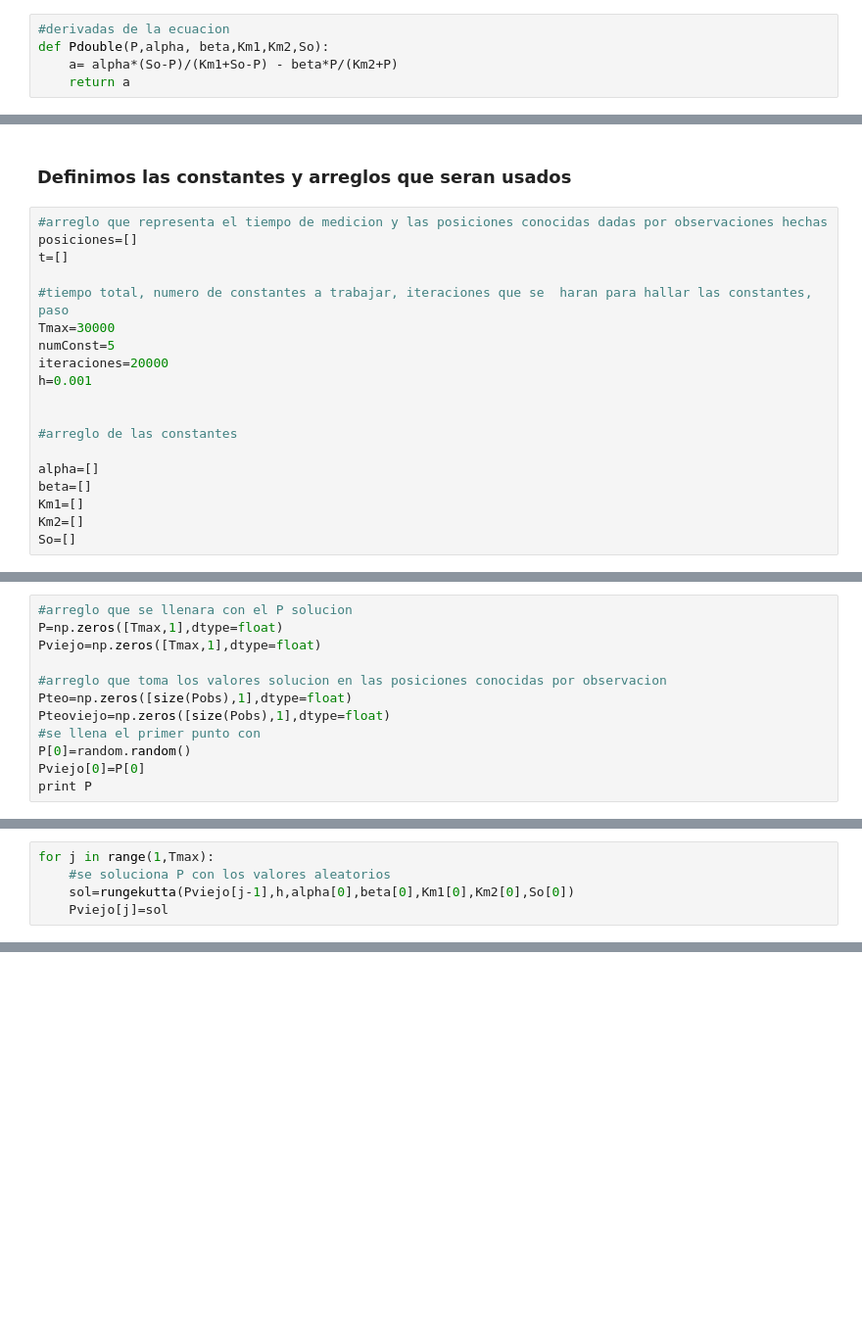
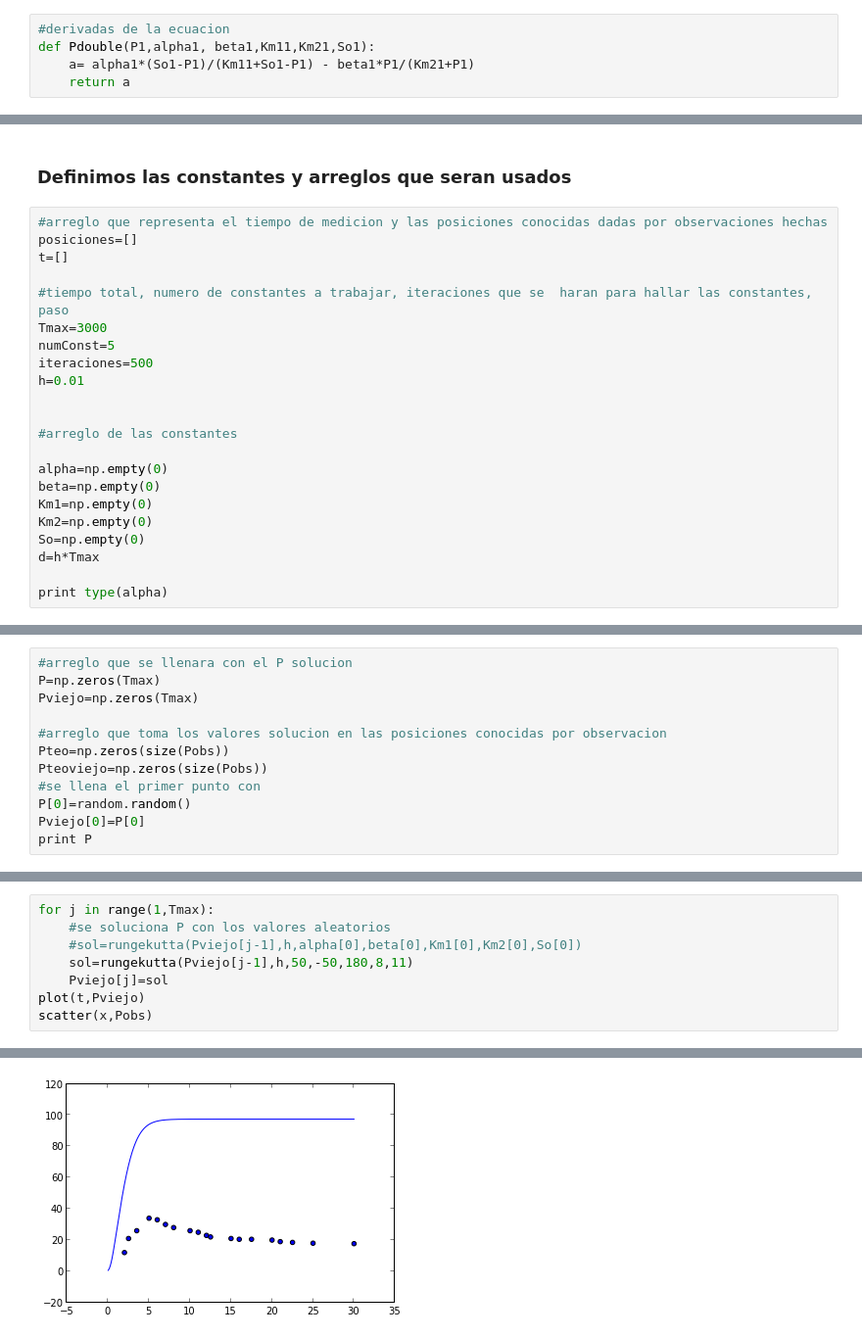
Before and after one commit to daniel-lozano/tarea8, a Jupyter notebook: ctes.ipynb, the cells around one changed output, grey strips where cells are left out. Shown at 98% size. Drawn from its saved outputs; the diff is of its cells as text; blank space fills up the shorter version.

```diff
--- a/ctes.ipynb
+++ b/ctes.ipynb
@@ -3,10 +6,10 @@
 # %% [markdown]
 ### Definimos las funciones
-# %%
-#derivadas de la ecuacion
-def Pdouble(P,alpha, beta,Km1,Km2,So):
-    a= alpha*(So-P)/(Km1+So-P) - beta*P/(Km2+P)
-    return a
+# %%
+#derivadas de la ecuacion
+def Pdouble(P1,alpha1, beta1,Km11,Km21,So1):
+    a= alpha1*(So1-P1)/(Km11+So1-P1) - beta1*P1/(Km21+P1)
+    return a
 # %%
 #metodo rungekutta para resolver la ecuacion diferencial y obtener P
 
@@ -57,16 +60,19 @@ posiciones=[]
 t=[]
 
 #tiempo total, numero de constantes a trabajar, iteraciones que se  haran para hallar las constantes, paso
-Tmax=30000
+Tmax=3000
 numConst=5
-iteraciones=20000
-h=0.001
+iteraciones=500
+h=0.01
 
 
 #arreglo de las constantes
 
-alpha=[]
-beta=[]
-Km1=[]
-Km2=[]
-So=[]
+alpha=np.empty(0)
+beta=np.empty(0)
+Km1=np.empty(0)
+Km2=np.empty(0)
+So=np.empty(0)
+d=h*Tmax
+
+print type(alpha)
@@ -101,11 +121,11 @@ print alpha,beta,So,Km1,Km2
 # %%
 #arreglo que se llenara con el P solucion
-P=np.zeros([Tmax,1],dtype=float)
-Pviejo=np.zeros([Tmax,1],dtype=float)
+P=np.zeros(Tmax)
+Pviejo=np.zeros(Tmax)
 
 #arreglo que toma los valores solucion en las posiciones conocidas por observacion
-Pteo=np.zeros([size(Pobs),1],dtype=float)
-Pteoviejo=np.zeros([size(Pobs),1],dtype=float)
+Pteo=np.zeros(size(Pobs))
+Pteoviejo=np.zeros(size(Pobs))
 #se llena el primer punto con
 P[0]=random.random()
 Pviejo[0]=P[0]
@@ -113,5 +135,9 @@ print P
 # %%
 for j in range(1,Tmax):
     #se soluciona P con los valores aleatorios
-    sol=rungekutta(Pviejo[j-1],h,alpha[0],beta[0],Km1[0],Km2[0],So[0])
+    #sol=rungekutta(Pviejo[j-1],h,alpha[0],beta[0],Km1[0],Km2[0],So[0])
+    sol=rungekutta(Pviejo[j-1],h,50,-50,180,8,11)
     Pviejo[j]=sol
+plot(t,Pviejo)
+scatter(x,Pobs)
+# %% [output]
@@ -118,2 +145,3 @@ for j in range(1,Tmax):
+[figure, added]
 # %%
 #se comienza la busqueda de constantes
```
Also changed, not shown: parts of 13 cells of this notebook.
